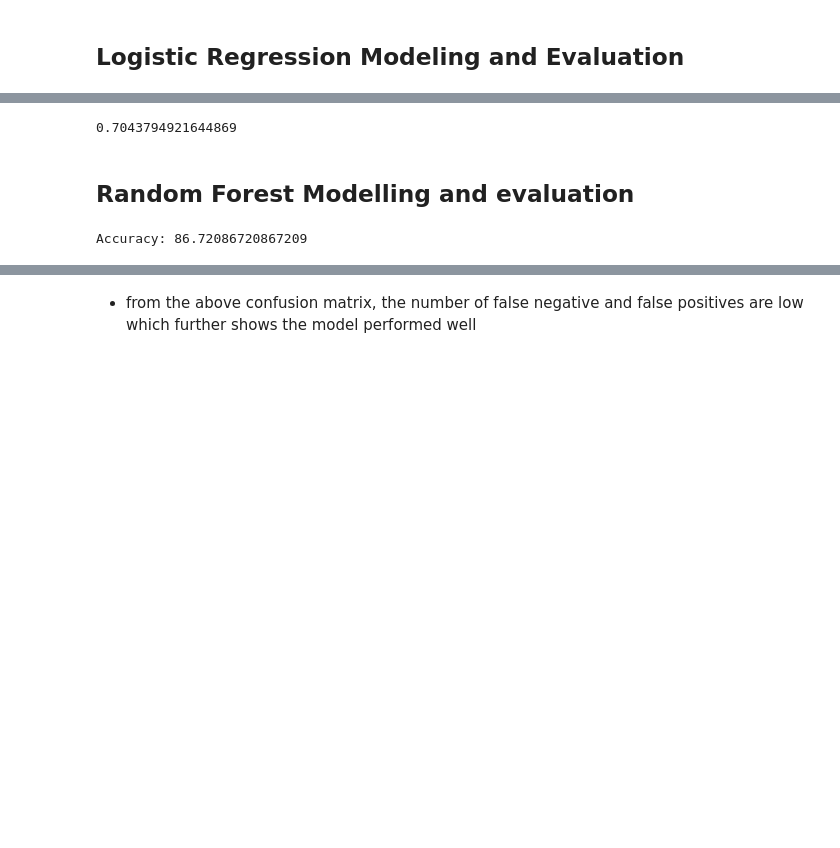
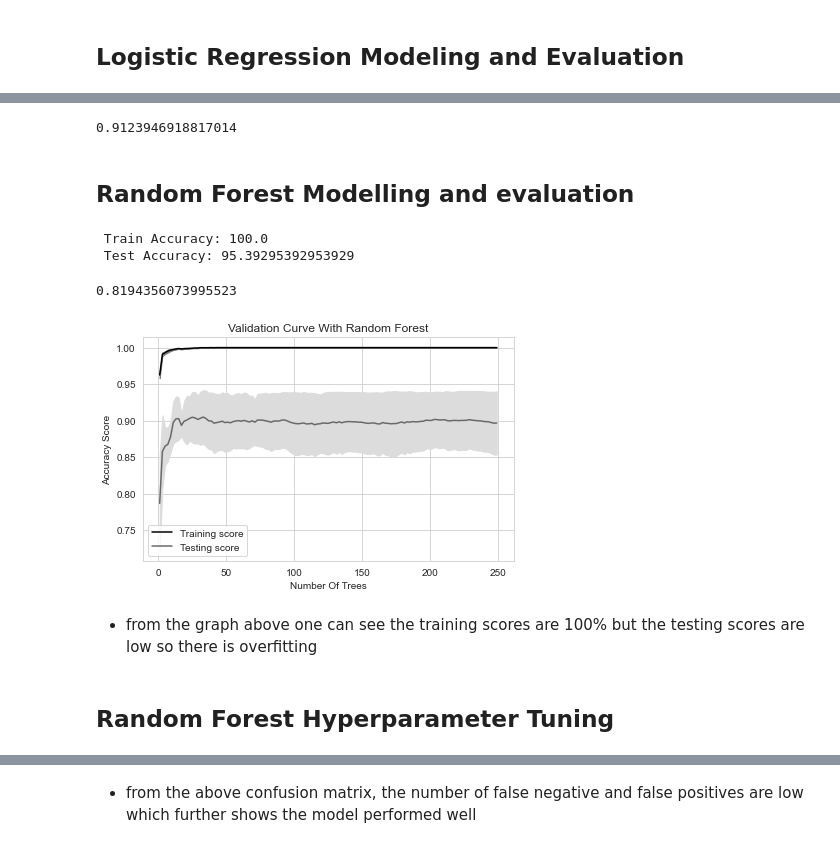
Before and after one commit to CrispenChisina07/Covid-19-in-Germany-Analysis, a Jupyter notebook: CSE 351 Final Project.ipynb, the cells around one changed output, grey strips where cells are left out. Saved outputs shown, nothing was run; the diff lists cells and outputs as text; code cells hidden in the pictures; blank space fills up the shorter version.

```diff
--- a/CSE 351 Final Project.ipynb
+++ b/CSE 351 Final Project.ipynb
@@ -590,9 +669,3 @@ from sklearn.model_selection import cross_val_score
-# %%
-X=new_merged.drop(['state', 'county', 'age_group', 'deaths'], axis = 1)  # Features
-y=new_merged['deaths']  # Labels
-
-# Split dataset into training set and test set
-X_train, X_test, y_train, y_test = train_test_split(X, y, test_size=0.3, random_state=42)
 # %% [markdown]
 ## Logistic Regression Modeling and Evaluation
 # %%
@@ -653,7 +730,8 @@ cross_val_scores = cross_val_score(logreg, X, y,cv=10)
 # %%
-np.average(cross_val_scores)
+log_cross_val_scores = np.average(cross_val_scores)
+log_cross_val_scores
 # %% [output]
-0.7043794921644869
+0.9123946918817014
 # %% [markdown]
 ## Random Forest Modelling and evaluation
 # %%
@@ -669,7 +747,0 @@ y_pred=clf.predict(X_test)
-# %%
-
-# Model Accuracy
-print("Accuracy:",accuracy_score(y_test, y_pred) * 100)
-# the accuracy is high so the Random forest model performed well
-# %% [output]
-Accuracy: 86.72086720867209
@@ -678,0 +748,62 @@ cf_matrix = confusion_matrix(y_test, y_pred)
+# %%
+# Model Accuracy
+print(" Train Accuracy:",accuracy_score(y_train, y_train_pred) * 100)
+print(" Test Accuracy:",accuracy_score(y_test, y_pred) * 100)
+# from the train accuracy one can see that there is overfitting present because the accuracy
+# is 100 % but the test accuracy is only 95.93 hence hyperparamater tuning is needed
+# %% [output]
+ Train Accuracy: 100.0
+ Test Accuracy: 95.39295392953929
+# %%
+cross_val = cross_val_score(clf,X_scaled,y,cv=10,scoring='accuracy').mean()
+cross_val
+# the cross validation score is very low and the train accuracy is 100 % so overfitting is present
+# %% [output]
+0.8194356073995523
+# %%
+from sklearn.model_selection import validation_curve
+
+# Create range of values for parameter
+param_range = np.arange(1, 250, 2)
+
+# Calculate accuracy on training and test set using range of parameter values
+train_scores, test_scores = validation_curve(clf,
+                                             X_scaled,
+                                             y,
+                                             param_name="n_estimators",
+                                             param_range=param_range,
+                                             cv=10,
+                                             scoring="accuracy",
+                                             n_jobs=-1)
+
+
+# Calculate mean and standard deviation for training set scores
+train_mean = np.mean(train_scores, axis=1)
+train_std = np.std(train_scores, axis=1)
+
+# Calculate mean and standard deviation for test set scores
+test_mean = np.mean(test_scores, axis=1)
+test_std = np.std(test_scores, axis=1)
+
+# Plot mean accuracy scores for training and test sets
+plt.plot(param_range, train_mean, label="Training score", color="black")
+plt.plot(param_range, test_mean, label="Testing score", color="dimgrey")
+
+# Plot accurancy bands for training and test sets
+plt.fill_between(param_range, train_mean - train_std, train_mean + train_std, color="gray")
+plt.fill_between(param_range, test_mean - test_std, test_mean + test_std, color="gainsboro")
+
+# Create plot
+plt.title("Validation Curve With Random Forest")
+plt.xlabel("Number Of Trees")
+plt.ylabel("Accuracy Score")
+plt.tight_layout()
+plt.legend(loc="best")
+plt.savefig("overfitplot.png")
+plt.show()
+# %% [output]
+[figure, added]
+# %% [markdown]
+* from the graph above one can see the training scores are 100% but the testing scores are low so there is overfitting
+# %% [markdown]
+## Random Forest Hyperparameter Tuning
```
Also changed, not shown: parts of 74 cells of this notebook.
